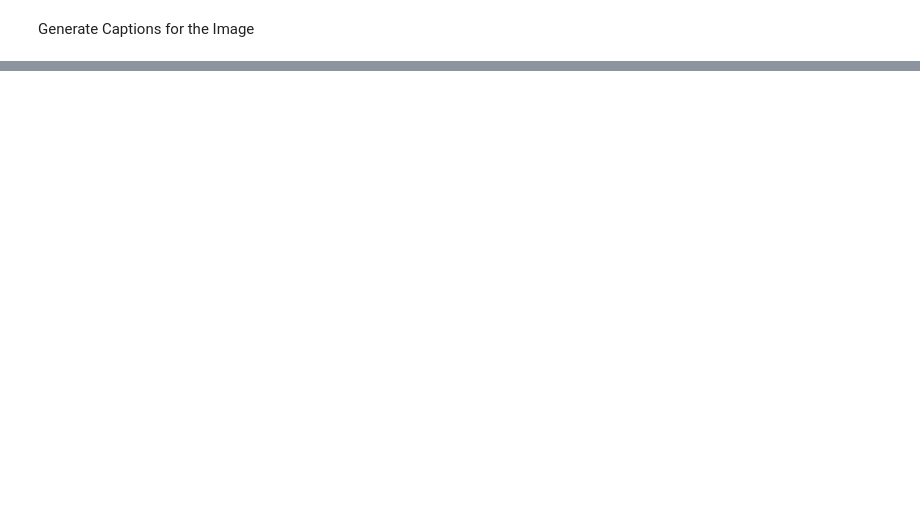
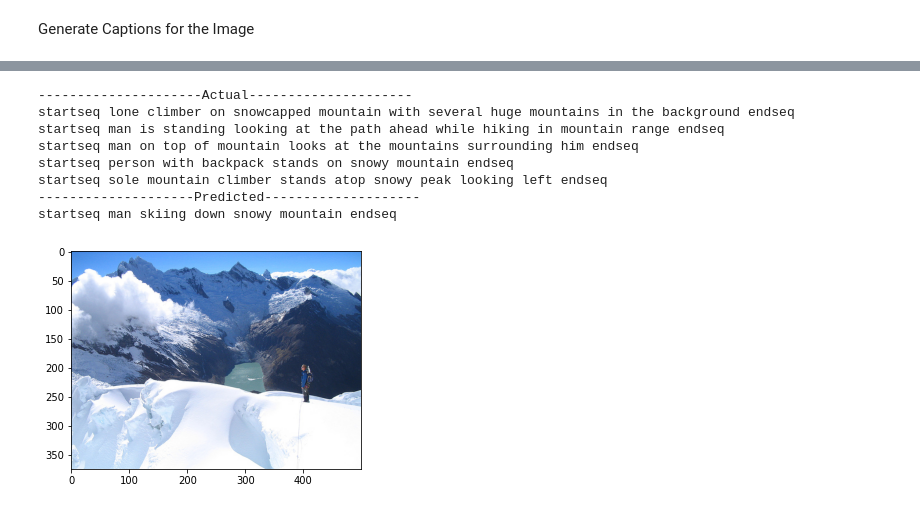
Before and after one commit to shailaja0303/image_captioning, a Jupyter notebook: notebook-1-imagecaptioning.ipynb, the cells around one changed output, grey strips where cells are left out. Cells and saved outputs as stored; diff of their text form; code cells hidden in the pictures; blank space fills up the shorter version.

Commit message:
Kaggle Notebook | notebook_1_imagecaptioning | Version 2

```diff
--- a/notebook-1-imagecaptioning.ipynb
+++ b/notebook-1-imagecaptioning.ipynb
@@ -394 +394,13 @@ startseq man in black coat and black pants is displaying paintings in the snow e
 [figure]
+# %%
+generate_caption("56494233_1824005879.jpg")
+# %% [output]
+---------------------Actual---------------------
+startseq lone climber on snowcapped mountain with several huge mountains in the background endseq
+startseq man is standing looking at the path ahead while hiking in mountain range endseq
+startseq man on top of mountain looks at the mountains surrounding him endseq
+startseq person with backpack stands on snowy mountain endseq
+startseq sole mountain climber stands atop snowy peak looking left endseq
+--------------------Predicted--------------------
+startseq man skiing down snowy mountain endseq
+[figure, added]
```
Also changed, not shown: parts of 8 cells of this notebook.
